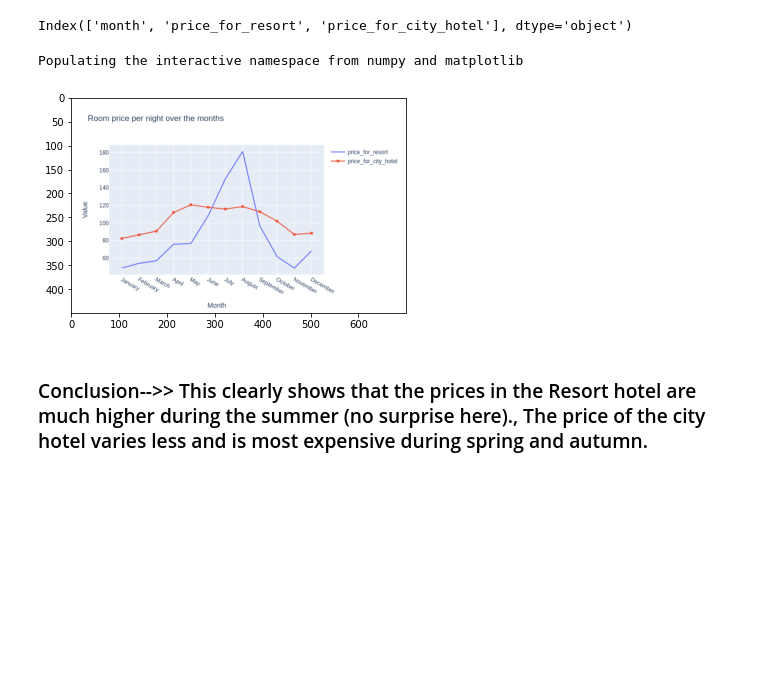
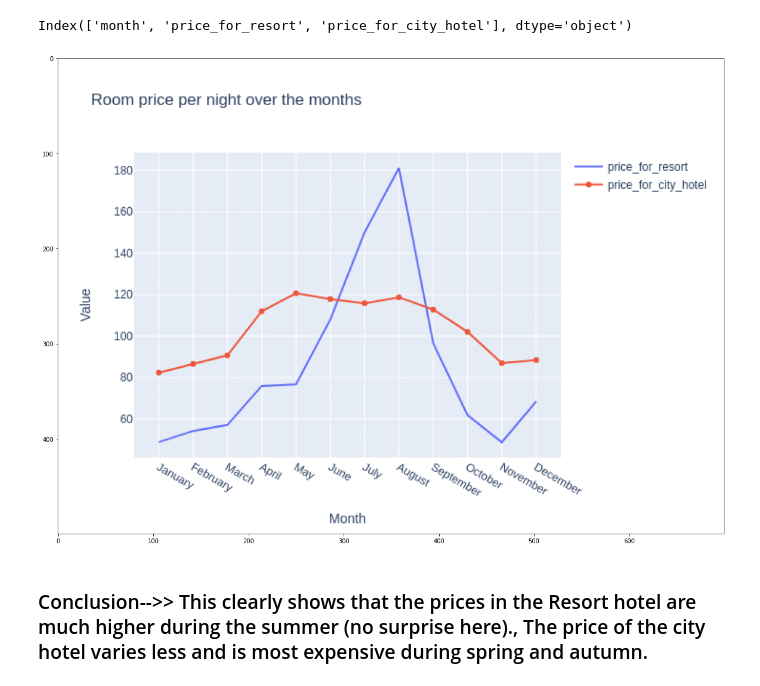
Before and after one commit to jesussantana/Machine-Learning-Real-World-projects-in-Python, a Jupyter notebook: notebooks/ML_hotel_booking_Prediction_deploy.ipynb, the cells around one changed output. Cells and saved outputs as stored; diff of their text form; code cells hidden in the pictures; blank space fills up the shorter version.

```diff
--- a/notebooks/ML_hotel_booking_Prediction_deploy.ipynb
+++ b/notebooks/ML_hotel_booking_Prediction_deploy.ipynb
@@ -19,3 +19,7 @@ import pandas as pd
 import numpy as np
 import matplotlib.pyplot as plt
 import seaborn as sns
+%pylab inline
+import matplotlib.pyplot as plt
+import matplotlib.image as mpimg
+plt.rcParams["figure.figsize"] = (20,15)
@@ -370,13 +384,10 @@ fig.show()
 # %%
-%pylab inline
-import matplotlib.pyplot as plt
-import matplotlib.image as mpimg
-img = mpimg.imread('../reports/figures/Room-price-per-night-over-the-months.jpg')
+
+img = mpimg.imread('../reports/figures/Room_price_per_night_over_the_months.png')
 imgplot = plt.imshow(img)
 plt.show()
 # %% [output]
-Populating the interactive namespace from numpy and matplotlib
-[figure, old version]
+[figure, new version]
 # %%
 #px.line(final, x='month', y=["price_for_resort","price_for_city_hotel"], title='Room price per night over the Months')
 # %% [markdown]
```
Also changed, not shown: parts of 18 cells of this notebook, 5 other files.
